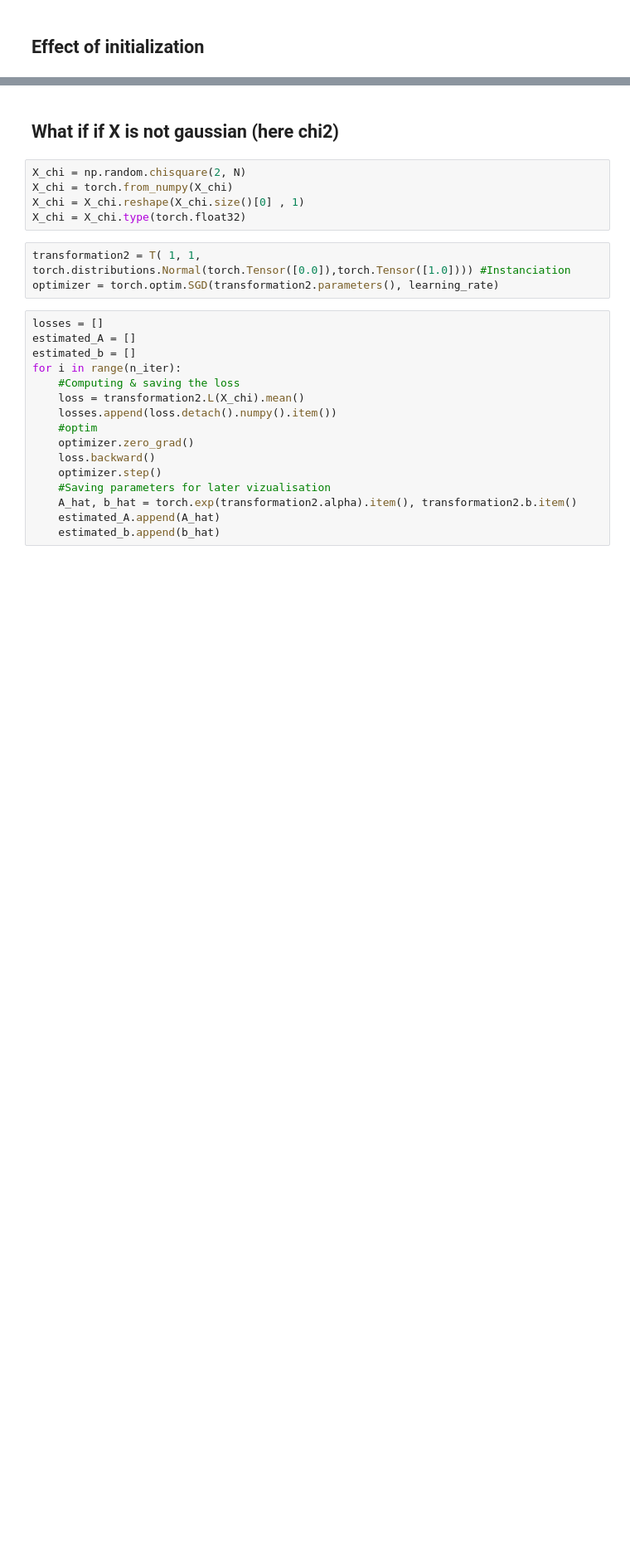
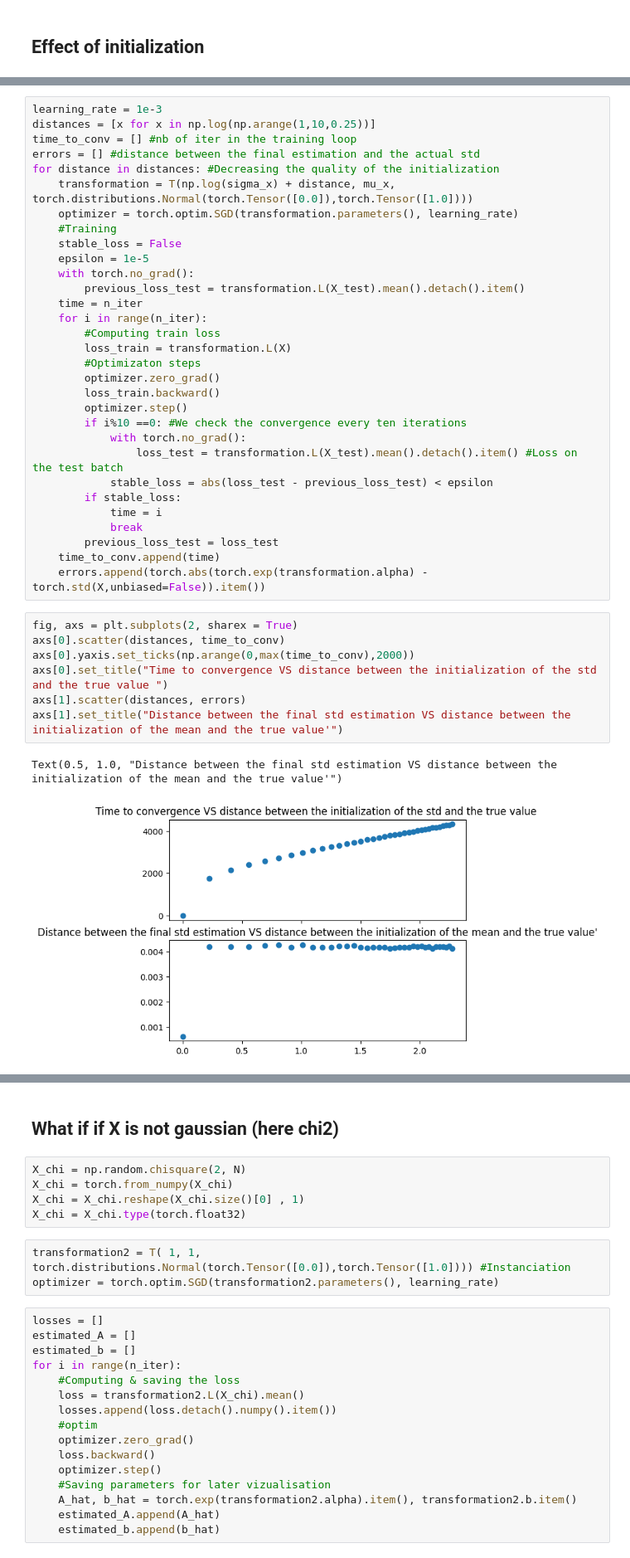
Before and after one commit to MouzaouiMatthieu/PFE, a Jupyter notebook: NormalizingFlowIntroduction.ipynb, the cells around one changed output, grey strips where cells are left out. Shown at 83% size. Cells and saved outputs as stored; diff of their text form; blank space fills up the shorter version.

```diff
--- a/NormalizingFlowIntroduction.ipynb
+++ b/NormalizingFlowIntroduction.ipynb
@@ -382,0 +352,41 @@ errors #Apres on bouge plus mais on n'arrive pas au bon res...
+# %%
+learning_rate = 1e-3
+distances = [x for x in np.log(np.arange(1,10,0.25))]
+time_to_conv = [] #nb of iter in the training loop
+errors = [] #distance between the final estimation and the actual std
+for distance in distances: #Decreasing the quality of the initialization
+    transformation = T(np.log(sigma_x) + distance, mu_x, torch.distributions.Normal(torch.Tensor([0.0]),torch.Tensor([1.0])))
+    optimizer = torch.optim.SGD(transformation.parameters(), learning_rate)
+    #Training
+    stable_loss = False
+    epsilon = 1e-5
+    with torch.no_grad():
+        previous_loss_test = transformation.L(X_test).mean().detach().item()
+    time = n_iter
+    for i in range(n_iter):
+        #Computing train loss
+        loss_train = transformation.L(X)
+        #Optimizaton steps
+        optimizer.zero_grad()
+        loss_train.backward()
+        optimizer.step()
+        if i%10 ==0: #We check the convergence every ten iterations
+            with torch.no_grad():
+                loss_test = transformation.L(X_test).mean().detach().item() #Loss on the test batch
+            stable_loss = abs(loss_test - previous_loss_test) < epsilon
+        if stable_loss:
+            time = i
+            break
+        previous_loss_test = loss_test
+    time_to_conv.append(time)
+    errors.append(torch.abs(torch.exp(transformation.alpha) - torch.std(X,unbiased=False)).item())
+# %%
+fig, axs = plt.subplots(2, sharex = True)
+axs[0].scatter(distances, time_to_conv)
+axs[0].yaxis.set_ticks(np.arange(0,max(time_to_conv),2000))
+axs[0].set_title("Time to convergence VS distance between the initialization of the std and the true value ")
+axs[1].scatter(distances, errors)
+axs[1].set_title("Distance between the final std estimation VS distance between the initialization of the mean and the true value'")
+# %% [output]
+Text(0.5, 1.0, "Distance between the final std estimation VS distance between the initialization of the mean and the true value'")
+[figure, added]
```
Also changed, not shown: parts of 19 cells of this notebook.
